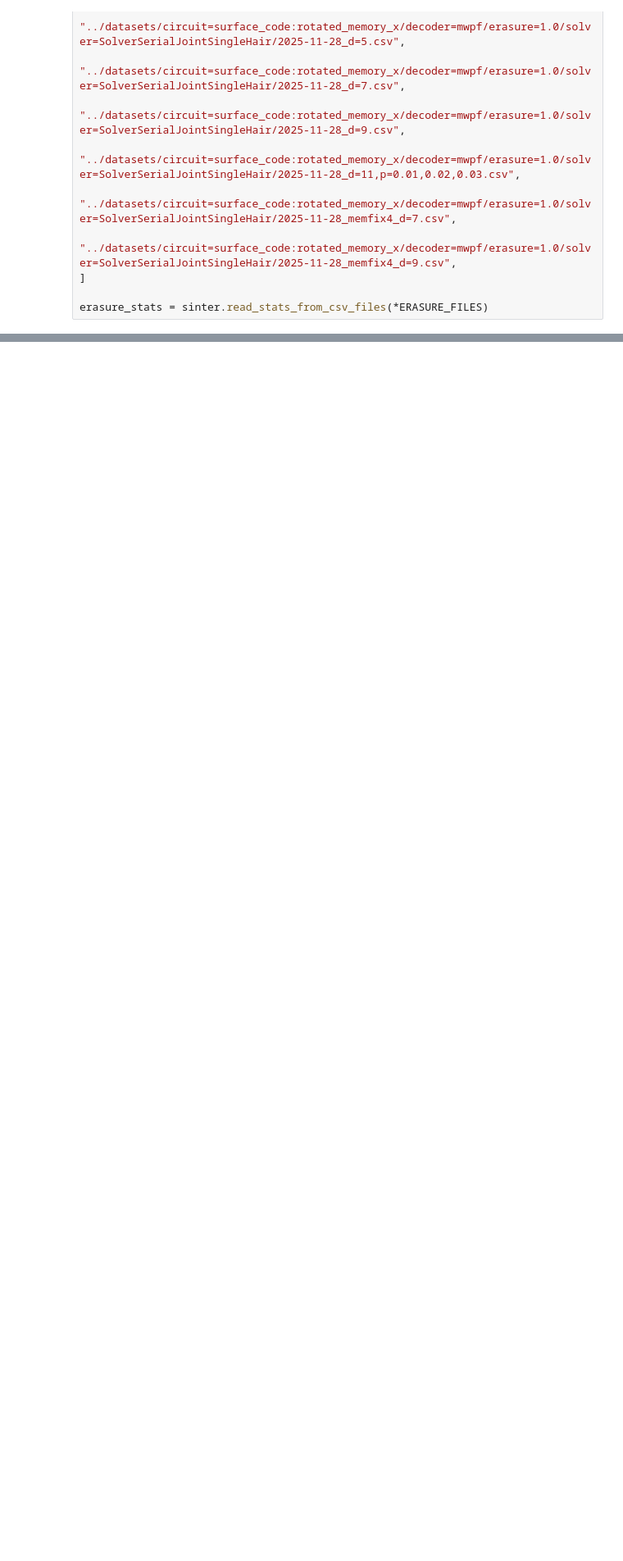
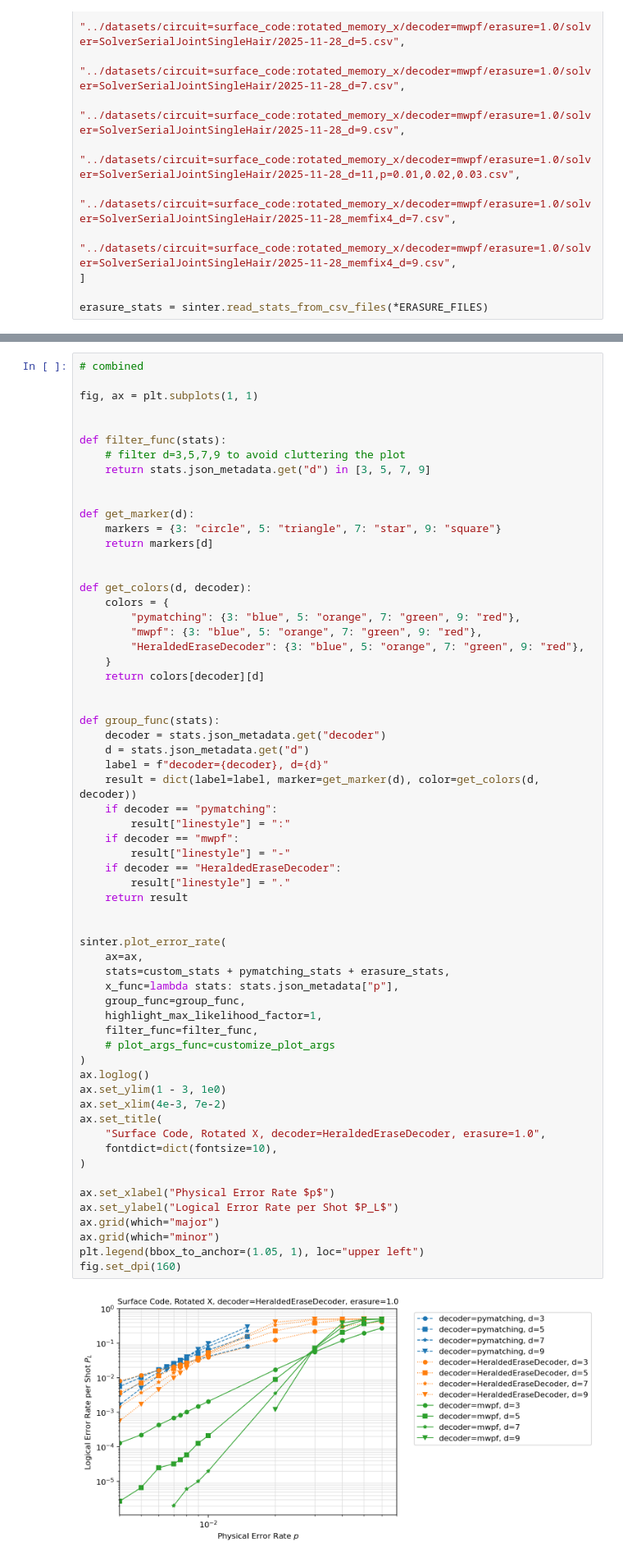
Before and after one commit to leigh-johnson/C191A-qubit-minesweeper, a Jupyter notebook: notebooks/fig1.ipynb, the cells around one changed output, grey strips where cells are left out. Shown at 82% size. Saved outputs shown, nothing was run; the diff lists cells and outputs as text; blank space fills up the shorter version.

Commit message:
add a summary plot

```diff
--- a/notebooks/fig1.ipynb
+++ b/notebooks/fig1.ipynb
@@ -276,3 +278,67 @@ ax.legend()
 fig.set_dpi(160)
 # %% [output]
 [figure]
+# %%
+# combined
+
+fig, ax = plt.subplots(1, 1)
+
+
+def filter_func(stats):
+    # filter d=3,5,7,9 to avoid cluttering the plot
+    return stats.json_metadata.get("d") in [3, 5, 7, 9]
+
+
+def get_marker(d):
+    markers = {3: "circle", 5: "triangle", 7: "star", 9: "square"}
+    return markers[d]
+
+
+def get_colors(d, decoder):
+    colors = {
+        "pymatching": {3: "blue", 5: "orange", 7: "green", 9: "red"},
+        "mwpf": {3: "blue", 5: "orange", 7: "green", 9: "red"},
+        "HeraldedEraseDecoder": {3: "blue", 5: "orange", 7: "green", 9: "red"},
+    }
+    return colors[decoder][d]
+
+
+def group_func(stats):
+    decoder = stats.json_metadata.get("decoder")
+    d = stats.json_metadata.get("d")
+    label = f"decoder={decoder}, d={d}"
+    result = dict(label=label, marker=get_marker(d), color=get_colors(d, decoder))
+    if decoder == "pymatching":
+        result["linestyle"] = ":"
+    if decoder == "mwpf":
+        result["linestyle"] = "-"
+    if decoder == "HeraldedEraseDecoder":
+        result["linestyle"] = "."
+    return result
+
+
+sinter.plot_error_rate(
+    ax=ax,
+    stats=custom_stats + pymatching_stats + erasure_stats,
+    x_func=lambda stats: stats.json_metadata["p"],
+    group_func=group_func,
+    highlight_max_likelihood_factor=1,
+    filter_func=filter_func,
+    # plot_args_func=customize_plot_args
+)
+ax.loglog()
+ax.set_ylim(1 - 3, 1e0)
+ax.set_xlim(4e-3, 7e-2)
+ax.set_title(
+    "Surface Code, Rotated X, decoder=HeraldedEraseDecoder, erasure=1.0",
+    fontdict=dict(fontsize=10),
+)
+
+ax.set_xlabel("Physical Error Rate $p$")
+ax.set_ylabel("Logical Error Rate per Shot $P_L$")
+ax.grid(which="major")
+ax.grid(which="minor")
+plt.legend(bbox_to_anchor=(1.05, 1), loc="upper left")
+fig.set_dpi(160)
+# %% [output]
+[figure, added]
```
Also changed, not shown: parts of 3 cells of this notebook, 1 other file.
